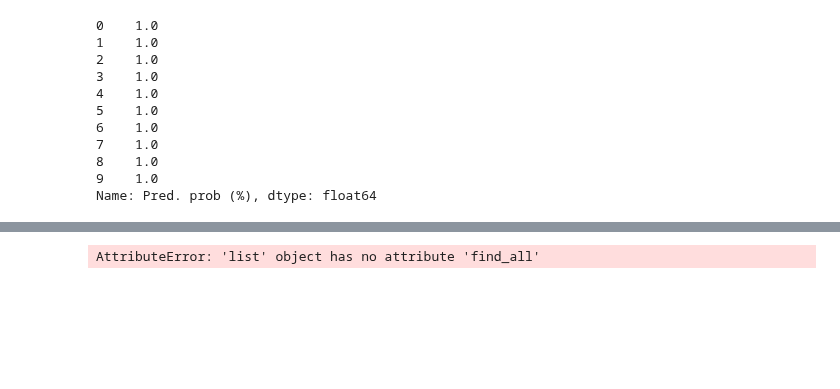
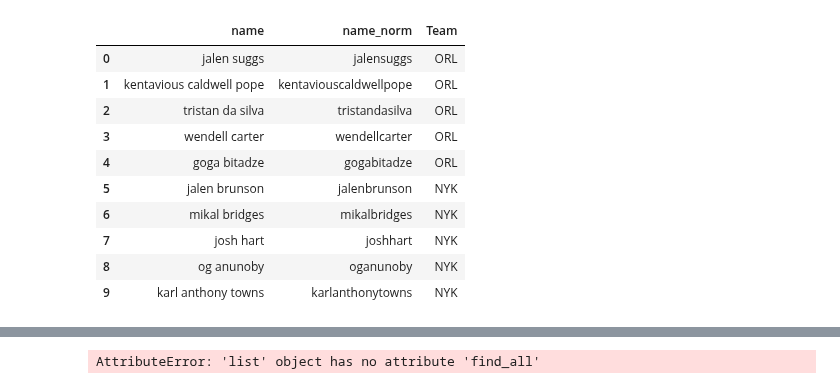
Before and after one commit to martinbog19/LeFirstBasket, a Jupyter notebook: starting_lineups.ipynb, the cells around one changed output, grey strips where cells are left out. Saved outputs shown, nothing was run; the diff lists cells and outputs as text; code cells hidden in the pictures; blank space fills up the shorter version.

```diff
--- a/starting_lineups.ipynb
+++ b/starting_lineups.ipynb
@@ -176,0 +60,15 @@ with open('models/model_rf.pkl', "rb") as f:
+# %%
+soup = get_rotowire_lineups()
+get_lineups(soup, 'ORL')
+# %% [output]
+|  | name | name_norm | Team |
+| 0 | jalen suggs | jalensuggs | ORL |
+| 1 | kentavious caldwell pope | kentaviouscaldwellpope | ORL |
+| 2 | tristan da silva | tristandasilva | ORL |
+| 3 | wendell carter | wendellcarter | ORL |
+| 4 | goga bitadze | gogabitadze | ORL |
+| 5 | jalen brunson | jalenbrunson | NYK |
+| 6 | mikal bridges | mikalbridges | NYK |
+| 7 | josh hart | joshhart | NYK |
+| 8 | og anunoby | oganunoby | NYK |
+| 9 | karl anthony towns | karlanthonytowns | NYK |
@@ -177,21 +82,2 @@ with open('models/model_rf.pkl', "rb") as f:
 # %%
 import pandas as pd
-# %%
-games = games[['game_id', 'player_id', 'Player']]
-y_pred = loaded_model.predict_proba(X)[:, -1]
-y_pred /= y_pred.sum()
-games['Pred. prob (%)'] = y_pred
-# games['Pred. odds'] = pd.Series(y_pred).apply(lambda x: round(1/x, 1))
-games.groupby('game_id')['Pred. prob (%)'].transform('sum')
-# %% [output]
-0    1.0
-1    1.0
-2    1.0
-3    1.0
-4    1.0
-5    1.0
-6    1.0
-7    1.0
-8    1.0
-9    1.0
-Name: Pred. prob (%), dtype: float64
```
Also changed, not shown: parts of 54 cells of this notebook, 3 other files.
